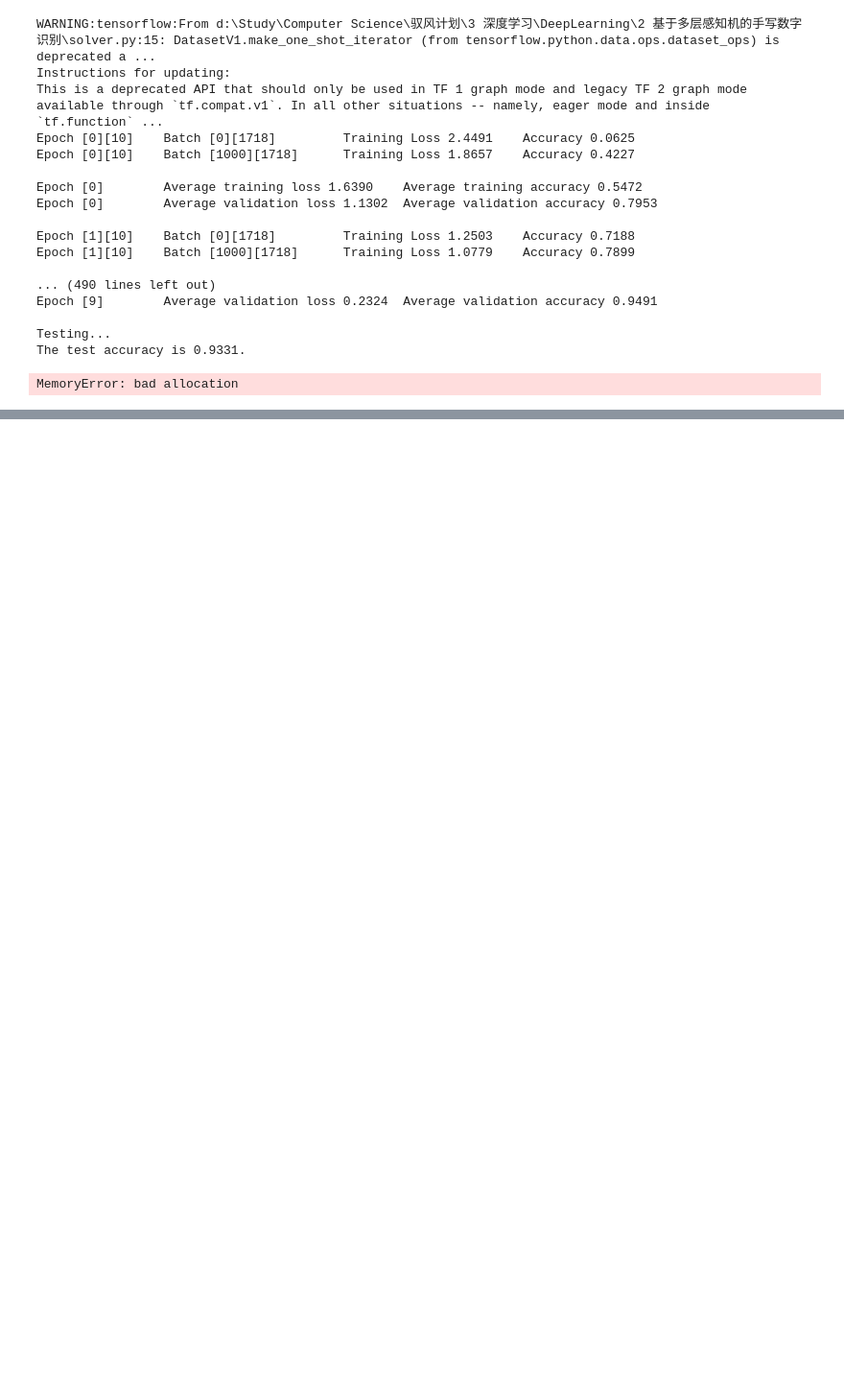
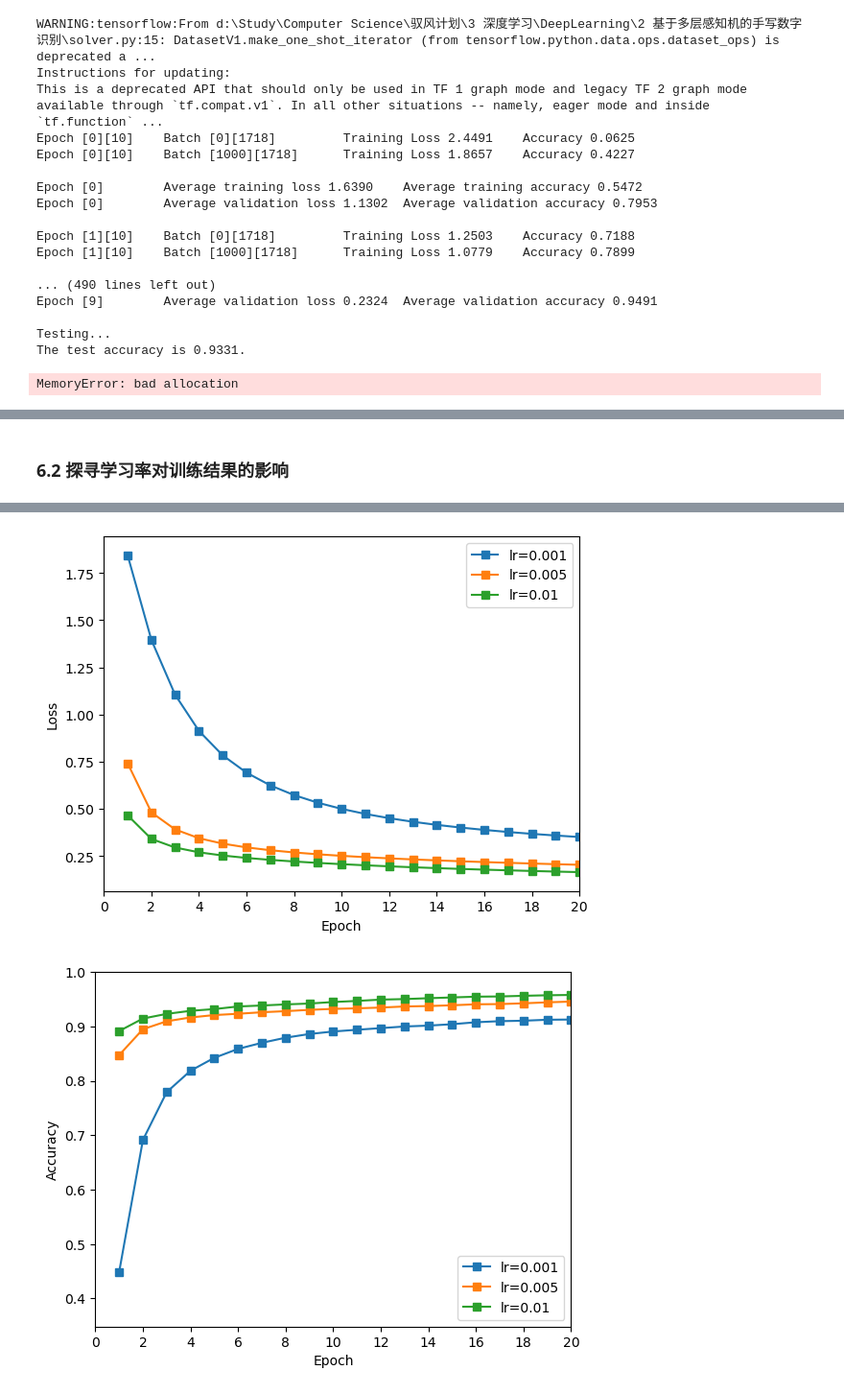
Before and after one commit to JaegerZhao/DeepLearning, a Jupyter notebook: 2 基于多层感知机的手写数字识别/mlp.ipynb, the cells around one changed output, grey strips where cells are left out. Shown at 96% size. Saved outputs shown, nothing was run; the diff lists cells and outputs as text; code cells hidden in the pictures; blank space fills up the shorter version.

```diff
--- a/2 基于多层感知机的手写数字识别/mlp.ipynb
+++ b/2 基于多层感知机的手写数字识别/mlp.ipynb
@@ -443,8 +524,8 @@ import itertools
 import gc
 
 # 定义超参数的可能取值
-batch_sizes = [32]
-max_epochs = [10]
+batch_sizes = [32,64,128]
+max_epochs = [10,20,30]
 learning_rates = [0.001, 0.005, 0.01]
 weight_decays = [0.1, 0.01, 0.001]
 
@@ -517,0 +601,31 @@ Best Accuracy: 0.9421073717948718
+# %% [markdown]
+### 6.2 探寻学习率对训练结果的影响
+# %%
+# 探寻学习率对训练结果的影响
+from criterion import SoftmaxCrossEntropyLossLayer
+from optimizer import SGD
+from layers import FCLayer, ReLULayer
+
+lrs = [0.001, 0.005, 0.01]
+loss_lrs = []
+acc_lrs = []
+# 单层Relu，学习率0.1
+criterion = SoftmaxCrossEntropyLossLayer()
+
+for lr in lrs:
+    sgd = SGD(lr, 0.001)
+
+    model = Network()
+    # 128为隐含层的神经元数目
+    model.add(FCLayer(784, 128))
+    model.add(ReLULayer())
+    model.add(FCLayer(128, 10))
+    model, model_loss, model_acc = train(model, criterion, sgd, data_train, max_epoch, batch_size, 1000)
+
+    loss_lrs.append(model_loss)
+    acc_lrs.append(model_acc)
+
+plot_loss_and_acc({'lr=0.001': [loss_lrs[0], acc_lrs[0]],
+                   'lr=0.005': [loss_lrs[1], acc_lrs[1]],
+                   'lr=0.01': [loss_lrs[2], acc_lrs[2]]})
+# %% [output]
@@ -517,0 +649,2 @@ Best Accuracy: 0.9421073717948718
+[figure, added]
+[figure, added]
```
Also changed, not shown: parts of 57 cells of this notebook.
